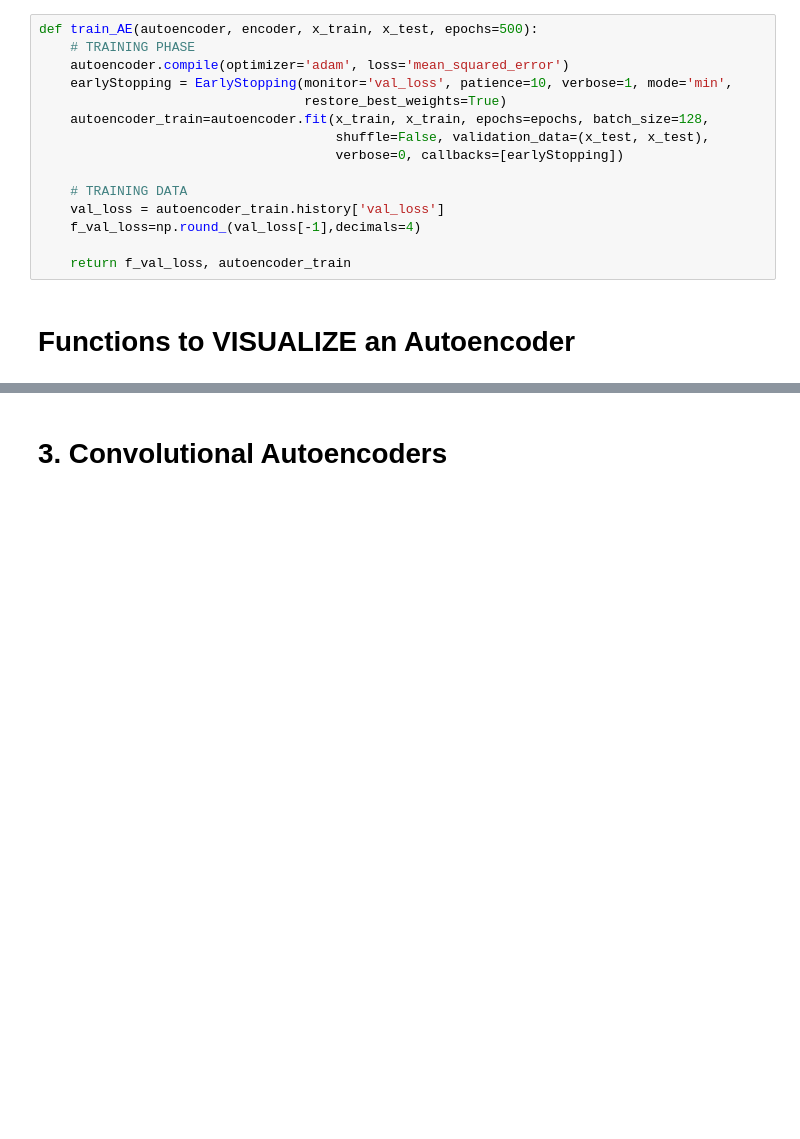
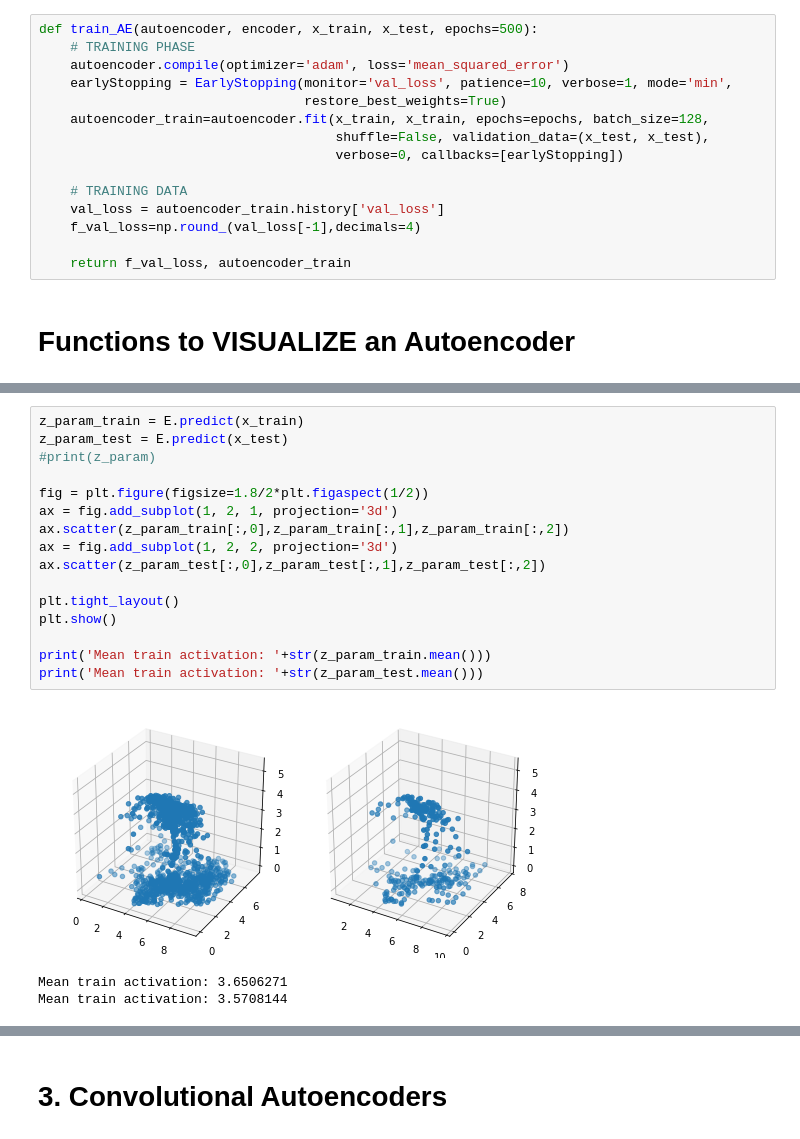
Before and after one commit to ssharma1991/5ss-platform-path-synthesis, a Jupyter notebook: Simulation Code/2. Autoencoder/Convolution Autoencoder.ipynb, the cells around one changed output, grey strips where cells are left out. Saved outputs shown, nothing was run; the diff lists cells and outputs as text; blank space fills up the shorter version.

```diff
--- a/Simulation Code/2. Autoencoder/Convolution Autoencoder.ipynb
+++ b/Simulation Code/2. Autoencoder/Convolution Autoencoder.ipynb
@@ -204,0 +340,20 @@ def b_spline_interpolation(inp_pts, out_n):
+# %%
+z_param_train = E.predict(x_train)
+z_param_test = E.predict(x_test)
+#print(z_param)
+
+fig = plt.figure(figsize=1.8/2*plt.figaspect(1/2))
+ax = fig.add_subplot(1, 2, 1, projection='3d')
+ax.scatter(z_param_train[:,0],z_param_train[:,1],z_param_train[:,2])
+ax = fig.add_subplot(1, 2, 2, projection='3d')
+ax.scatter(z_param_test[:,0],z_param_test[:,1],z_param_test[:,2])
+
+plt.tight_layout()
+plt.show()
+
+print('Mean train activation: '+str(z_param_train.mean()))
+print('Mean train activation: '+str(z_param_test.mean()))
+# %% [output]
+[figure, added]
+Mean train activation: 3.6506271
+Mean train activation: 3.5708144
```
Also changed, not shown: parts of 18 cells of this notebook, 1 other file.
